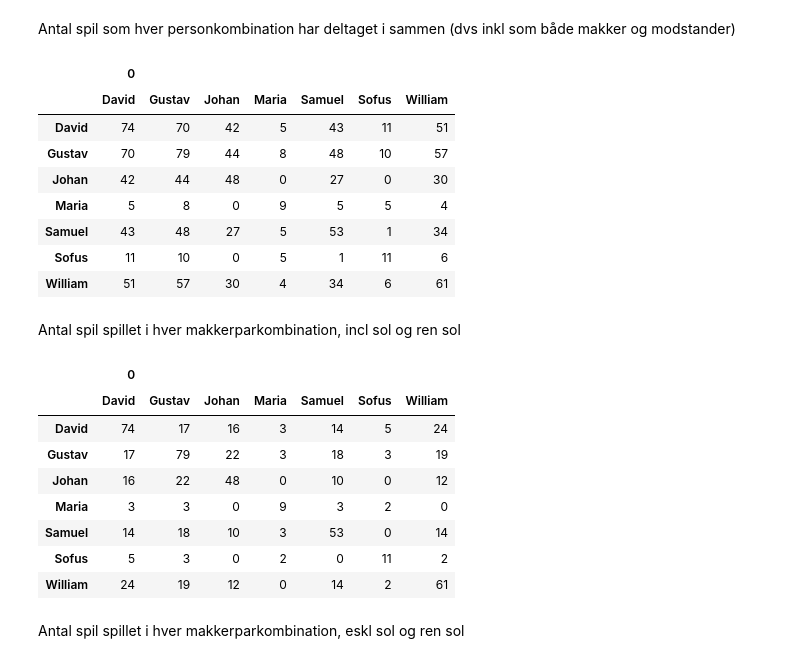
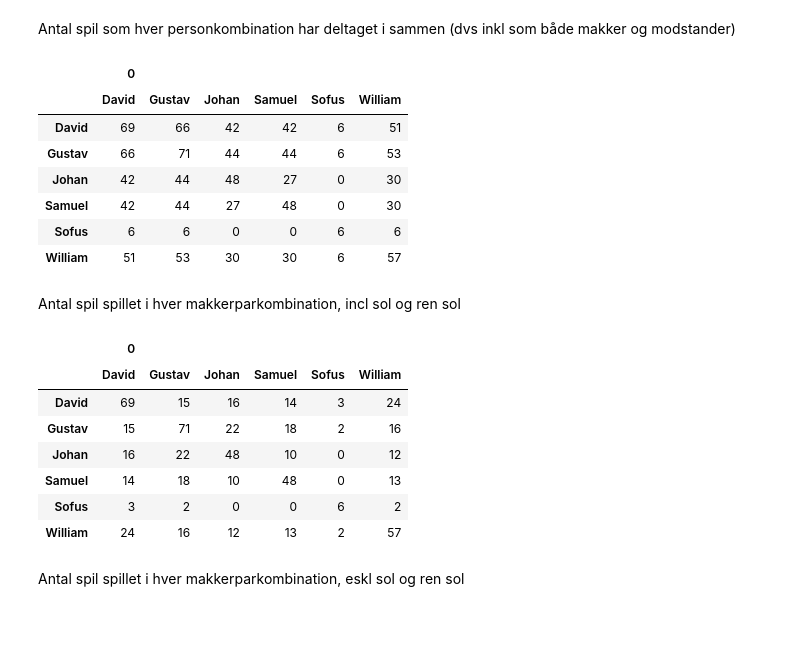
Before and after one commit to GustavWZ/Whist---Sommerhus, a Jupyter notebook: Analyse.ipynb, the cells around one changed output. Cells and saved outputs as stored; diff of their text form; code cells hidden in the pictures; blank space fills up the shorter version.

```diff
--- a/Analyse.ipynb
+++ b/Analyse.ipynb
@@ -8,13 +8,10 @@ import collections
 # %% [markdown]
 # Data Import
 # %%
-df = pd.read_csv("Sommerhus22/Sommerhus22_data.csv", sep=";")
+df_pre = pd.read_csv("Sommerhus22/Sommerhus22_data.csv", sep=";")
 # %% [markdown]
 ## Datasortering/Forberedelse
 # %%
-amo = len(df)
-
-
 def counter(arr,count_check):
     """
     En funktion der tæller hvor mange gange et bestemt element (count_check)
@@ -68,3 +65,18 @@ def melding_format(df):
         count += 1
 
     return {'Melding': mel1, 'Resultat': mel2}
+
+
+def remove_persons(df,persons=[]):
+    """
+    En funktion der fjerner en/flere spiller(e) og alle tilhørende spil den/de person(er) har deltaget i.
+
+    OBS: Input skal være en liste, også hvis man kun ønsker at fjerne én person.
+    """
+    df_return = df.copy()
+
+    for person in persons:
+        df_return = df_return.loc[df[person] == 0]
+        df_return = df_return.drop(columns=person)
+
+    return df_return.reset_index().drop(columns="index")
@@ -71,3 +85,7 @@ def melding_format(df):
+# %%
+persons_remove = ["Maria"] # Lad blot listen være tom hvis ingen ønskes fjernet fra data
+
+df = remove_persons(df_pre, persons_remove)
 # %% [markdown]
 Laver en dictionary-template som indeholder alle spillere.
 # %%
@@ -357,51 +354,47 @@ Antal spil som hver personkombination har deltaget i sammen (dvs inkl som både
 # %%
 game_amo_pairs = pairs_temp.copy()
 
 for i in range(amo):
-    for p1 in dict_temp:
-        for p2 in dict_temp:
-            if df.iloc[i][p1] != 0 and df.iloc[i][p2] != 0:
-                game_amo_pairs[p1,p2] += 1
+    for p1, p2 in game_amo_pairs:
+        if df.iloc[i][p1] != 0 and df.iloc[i][p2] != 0:
+            game_amo_pairs[p1,p2] += 1
 
 
 game_amo_pairs_df = pd.DataFrame(game_amo_pairs.values(), index=pd.MultiIndex.from_tuples(game_amo_pairs.keys())).unstack(1)
 game_amo_pairs_df
 # %% [output]
-|  | 0 |  |  |  |  |  |  |
-|  | David | Gustav | Johan | Maria | Samuel | Sofus | William |
-| David | 74 | 70 | 42 | 5 | 43 | 11 | 51 |
-| Gustav | 70 | 79 | 44 | 8 | 48 | 10 | 57 |
-| Johan | 42 | 44 | 48 | 0 | 27 | 0 | 30 |
-| Maria | 5 | 8 | 0 | 9 | 5 | 5 | 4 |
-| Samuel | 43 | 48 | 27 | 5 | 53 | 1 | 34 |
-| Sofus | 11 | 10 | 0 | 5 | 1 | 11 | 6 |
-| William | 51 | 57 | 30 | 4 | 34 | 6 | 61 |
+|  | 0 |  |  |  |  |  |
+|  | David | Gustav | Johan | Samuel | Sofus | William |
+| David | 69 | 66 | 42 | 42 | 6 | 51 |
+| Gustav | 66 | 71 | 44 | 44 | 6 | 53 |
+| Johan | 42 | 44 | 48 | 27 | 0 | 30 |
+| Samuel | 42 | 44 | 27 | 48 | 0 | 30 |
+| Sofus | 6 | 6 | 0 | 0 | 6 | 6 |
+| William | 51 | 53 | 30 | 30 | 6 | 57 |
 # %% [markdown]
 Antal spil spillet i hver makkerparkombination, incl sol og ren sol
 # %%
 makre_amo_pairs = pairs_temp.copy()
 
 for i in range(amo):
-    for p1 in dict_temp:
-        for p2 in dict_temp:
-            if df.iloc[i][p1] > 0 and df.iloc[i][p2] > 0:
-                makre_amo_pairs[p1,p2] += 1
-            elif df.iloc[i][p1] < 0 and df.iloc[i][p2] < 0:
-                makre_amo_pairs[p1,p2] += 1
+    for p1, p2 in makre_amo_pairs:
+        if df.iloc[i][p1] > 0 and df.iloc[i][p2] > 0:
+            makre_amo_pairs[p1,p2] += 1
+        elif df.iloc[i][p1] < 0 and df.iloc[i][p2] < 0:
+            makre_amo_pairs[p1,p2] += 1
 
 
 makre_amo_pairs_df = pd.DataFrame(makre_amo_pairs.values(), index=pd.MultiIndex.from_tuples(makre_amo_pairs.keys())).unstack(1)
 makre_amo_pairs_df
 # %% [output]
-|  | 0 |  |  |  |  |  |  |
-|  | David | Gustav | Johan | Maria | Samuel | Sofus | William |
-| David | 74 | 17 | 16 | 3 | 14 | 5 | 24 |
-| Gustav | 17 | 79 | 22 | 3 | 18 | 3 | 19 |
-| Johan | 16 | 22 | 48 | 0 | 10 | 0 | 12 |
-| Maria | 3 | 3 | 0 | 9 | 3 | 2 | 0 |
-| Samuel | 14 | 18 | 10 | 3 | 53 | 0 | 14 |
-| Sofus | 5 | 3 | 0 | 2 | 0 | 11 | 2 |
-| William | 24 | 19 | 12 | 0 | 14 | 2 | 61 |
+|  | 0 |  |  |  |  |  |
+|  | David | Gustav | Johan | Samuel | Sofus | William |
+| David | 69 | 15 | 16 | 14 | 3 | 24 |
+| Gustav | 15 | 71 | 22 | 18 | 2 | 16 |
+| Johan | 16 | 22 | 48 | 10 | 0 | 12 |
+| Samuel | 14 | 18 | 10 | 48 | 0 | 13 |
+| Sofus | 3 | 2 | 0 | 0 | 6 | 2 |
+| William | 24 | 16 | 12 | 13 | 2 | 57 |
 # %% [markdown]
 Antal spil spillet i hver makkerparkombination, eskl sol og ren sol
 # %%
```
Also changed, not shown: parts of 26 cells of this notebook.
